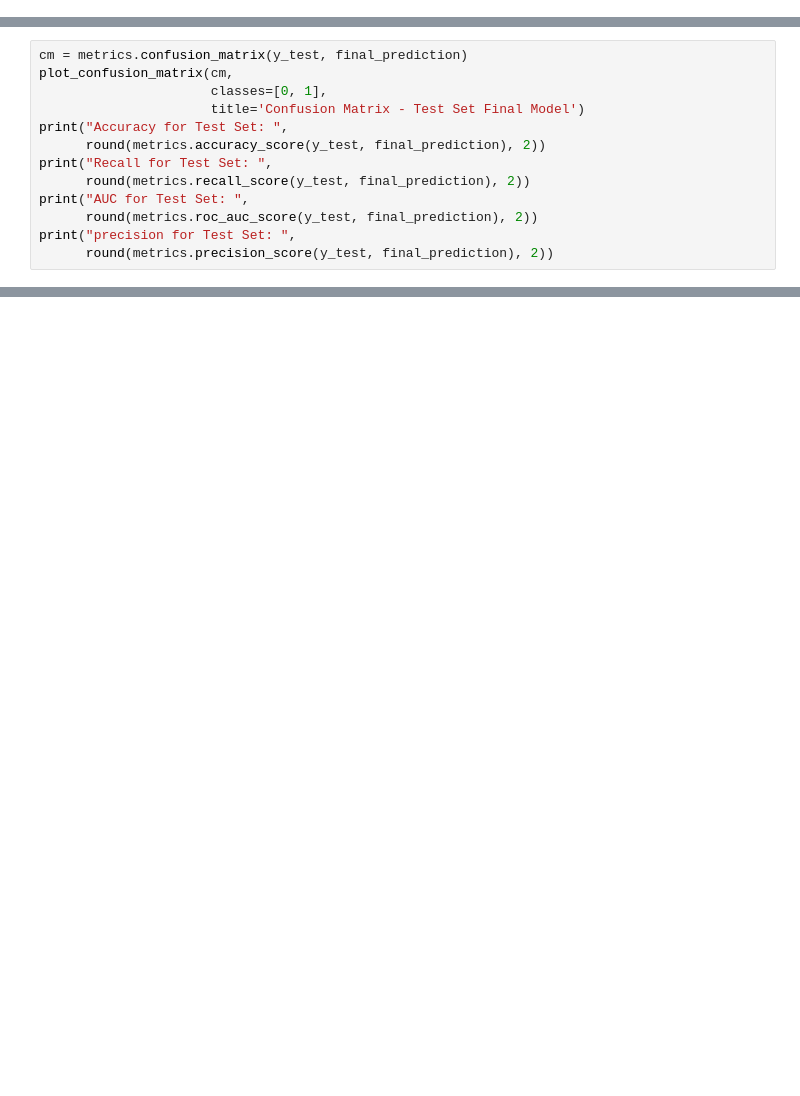
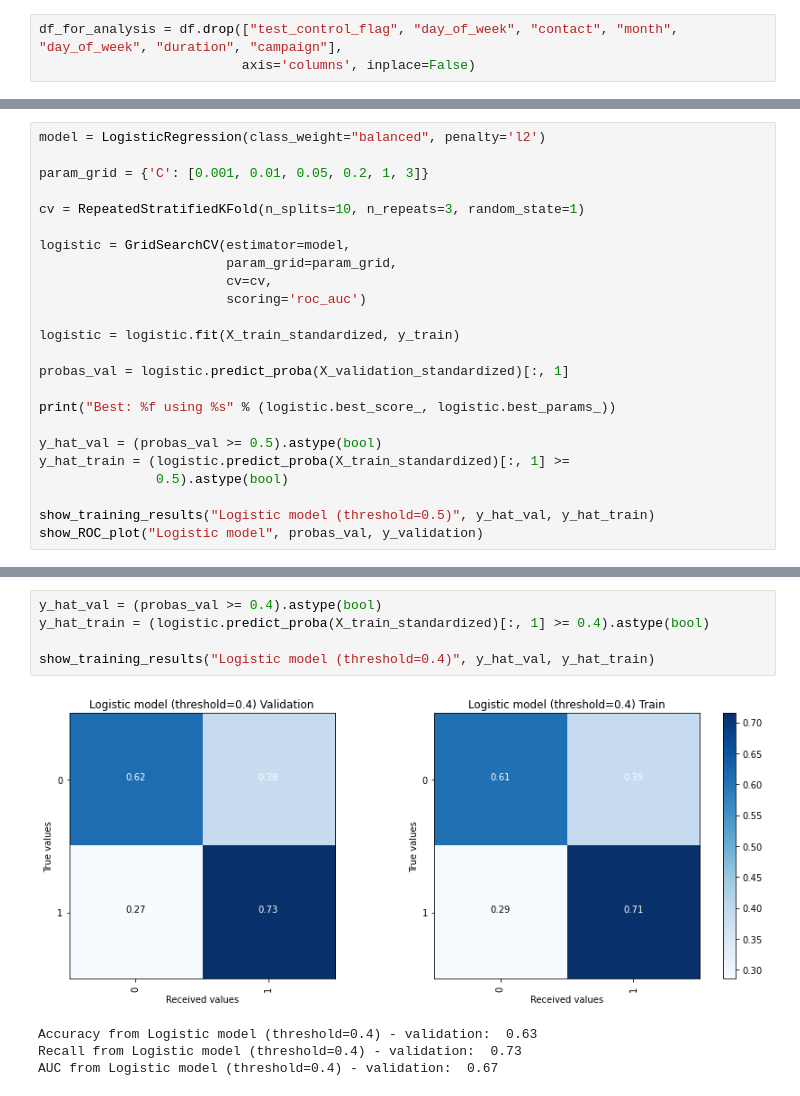
Before and after one commit to Jannixen/Analiza-danych-projekty, a Jupyter notebook: Direct marketing campaigns of a Portuguese banking institution/Influence of marketing on term deposits subscribtions.ipynb, the cells around one changed output, grey strips where cells are left out. Saved outputs shown, nothing was run; the diff lists cells and outputs as text; blank space fills up the shorter version.

```diff
--- a/Direct marketing campaigns of a Portuguese banking institution/Influence of marketing on term deposits subscribtions.ipynb
+++ b/Direct marketing campaigns of a Portuguese banking institution/Influence of marketing on term deposits subscribtions.ipynb
@@ -481,0 +360,3 @@ X = X[FI_lasso[FI_lasso.values != 0].index]
+# %%
+df_for_analysis = df.drop(["test_control_flag", "day_of_week", "contact", "month", "day_of_week", "duration", "campaign"],
+                          axis='columns', inplace=False)
@@ -687,13 +403,0 @@ final_prediction = final_model.predict(X_test)
-# %%
-cm = metrics.confusion_matrix(y_test, final_prediction)
-plot_confusion_matrix(cm,
-                      classes=[0, 1],
-                      title='Confusion Matrix - Test Set Final Model')
-print("Accuracy for Test Set: ",
-      round(metrics.accuracy_score(y_test, final_prediction), 2))
-print("Recall for Test Set: ",
-      round(metrics.recall_score(y_test, final_prediction), 2))
-print("AUC for Test Set: ",
-      round(metrics.roc_auc_score(y_test, final_prediction), 2))
-print("precision for Test Set: ",
-      round(metrics.precision_score(y_test, final_prediction), 2))
@@ -751,0 +509,24 @@ The another problem was that due to great amount of data it was hard to tune par
+# %%
+model = LogisticRegression(class_weight="balanced", penalty='l2')
+
+param_grid = {'C': [0.001, 0.01, 0.05, 0.2, 1, 3]}
+
+cv = RepeatedStratifiedKFold(n_splits=10, n_repeats=3, random_state=1)
+
+logistic = GridSearchCV(estimator=model,
+                        param_grid=param_grid,
+                        cv=cv,
+                        scoring='roc_auc')
+
+logistic = logistic.fit(X_train_standardized, y_train)
+
+probas_val = logistic.predict_proba(X_validation_standardized)[:, 1]
+
+print("Best: %f using %s" % (logistic.best_score_, logistic.best_params_))
+
+y_hat_val = (probas_val >= 0.5).astype(bool)
+y_hat_train = (logistic.predict_proba(X_train_standardized)[:, 1] >=
+               0.5).astype(bool)
+
+show_training_results("Logistic model (threshold=0.5)", y_hat_val, y_hat_train)
+show_ROC_plot("Logistic model", probas_val, y_validation)
@@ -751,0 +540,10 @@ The another problem was that due to great amount of data it was hard to tune par
+# %%
+y_hat_val = (probas_val >= 0.4).astype(bool)
+y_hat_train = (logistic.predict_proba(X_train_standardized)[:, 1] >= 0.4).astype(bool)
+
+show_training_results("Logistic model (threshold=0.4)", y_hat_val, y_hat_train)
+# %% [output]
+[figure, added]
+Accuracy from Logistic model (threshold=0.4) - validation:  0.63
+Recall from Logistic model (threshold=0.4) - validation:  0.73
+AUC from Logistic model (threshold=0.4) - validation:  0.67
```
Also changed, not shown: parts of 108 cells of this notebook, 3 other files.
